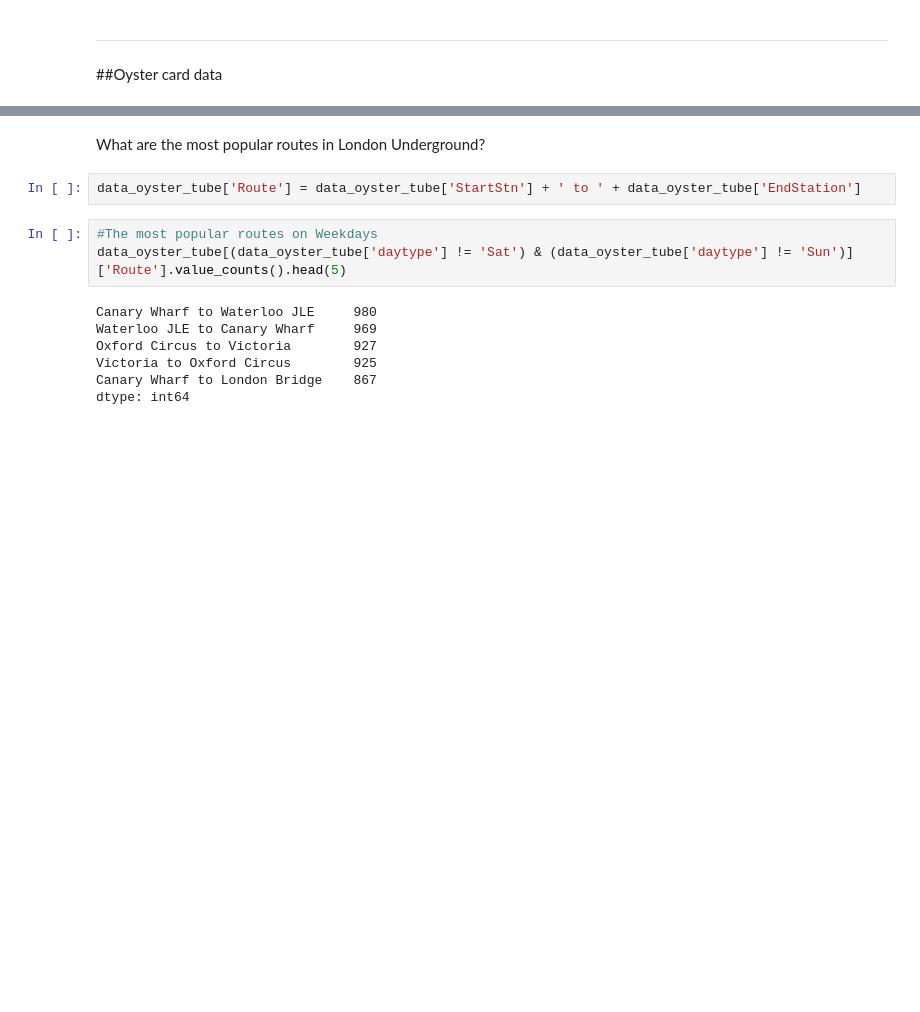
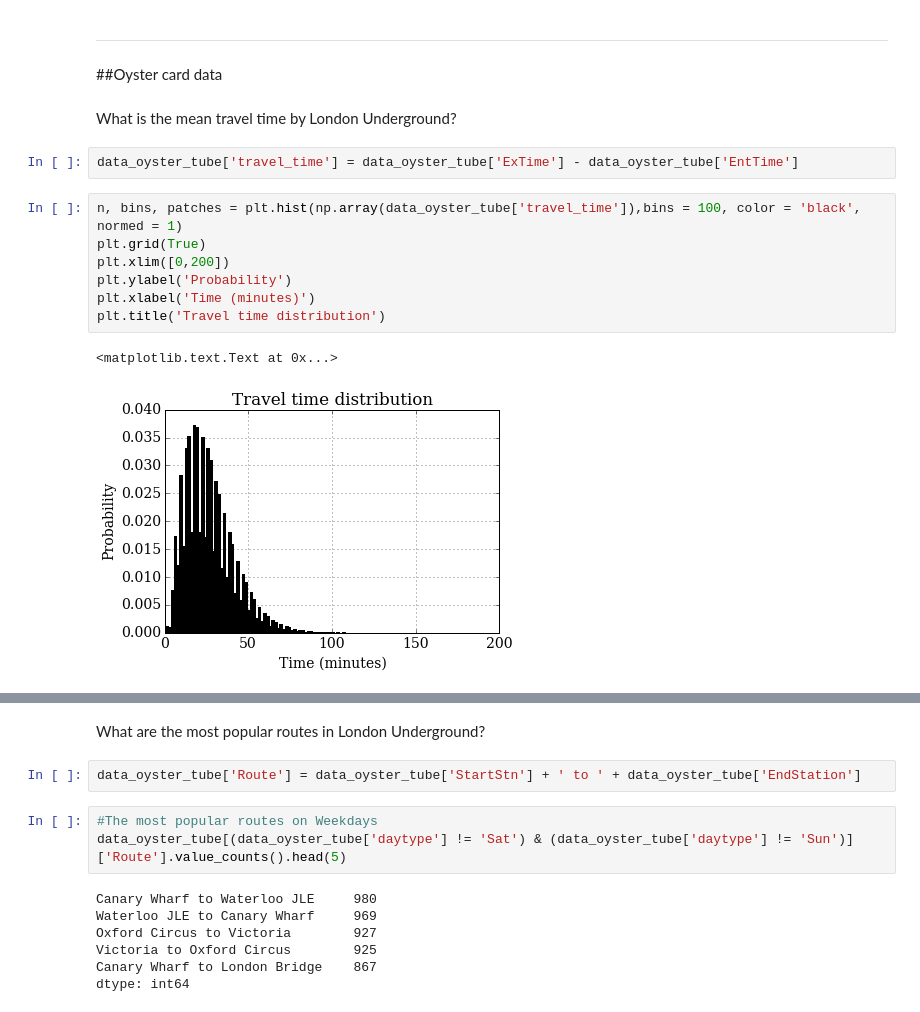
Before and after one commit to AnyaRum/Data_science_intensive_data_story, a Jupyter notebook: Data_story_project_London_underground_data.ipynb, the cells around one changed output, grey strips where cells are left out. Saved outputs shown, nothing was run; the diff lists cells and outputs as text; blank space fills up the shorter version.

Commit message:
Added calculations of mean travel time

```diff
--- a/Data_story_project_London_underground_data.ipynb
+++ b/Data_story_project_London_underground_data.ipynb
@@ -278,3 +263,17 @@ plt.title('Sundays', fontweight = 'bold', fontsize = 18)
 ------
 # %% [markdown]
 ##Oyster card data
+# %% [markdown]
+What is the mean travel time by London Underground?
+# %%
+data_oyster_tube['travel_time'] = data_oyster_tube['ExTime'] - data_oyster_tube['EntTime']
+# %%
+n, bins, patches = plt.hist(np.array(data_oyster_tube['travel_time']),bins = 100, color = 'black', normed = 1)
+plt.grid(True)
+plt.xlim([0,200])
+plt.ylabel('Probability')
+plt.xlabel('Time (minutes)')
+plt.title('Travel time distribution')
+# %% [output]
+<matplotlib.text.Text at 0x...>
+[figure, added]
```
Also changed, not shown: parts of 6 cells of this notebook.
